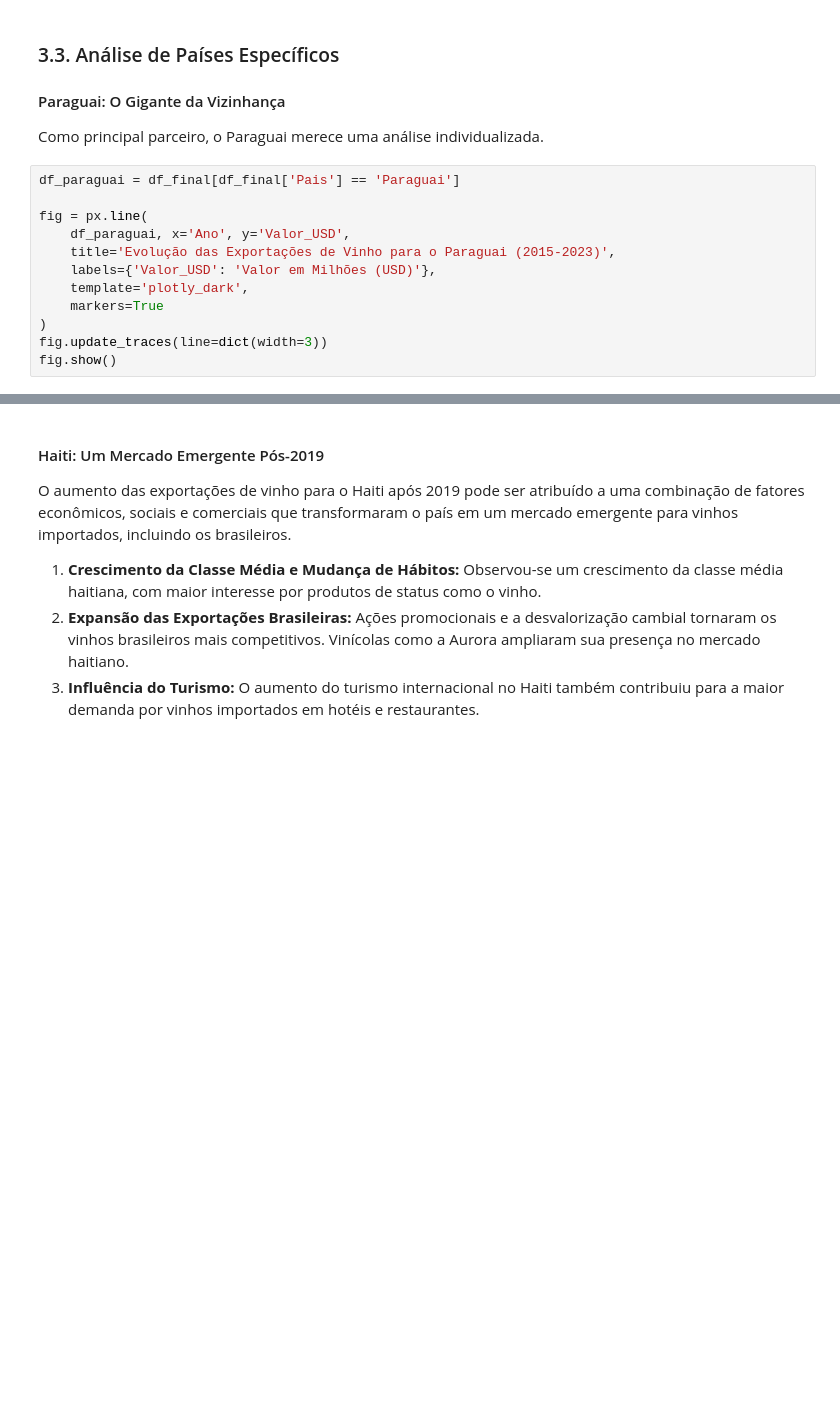
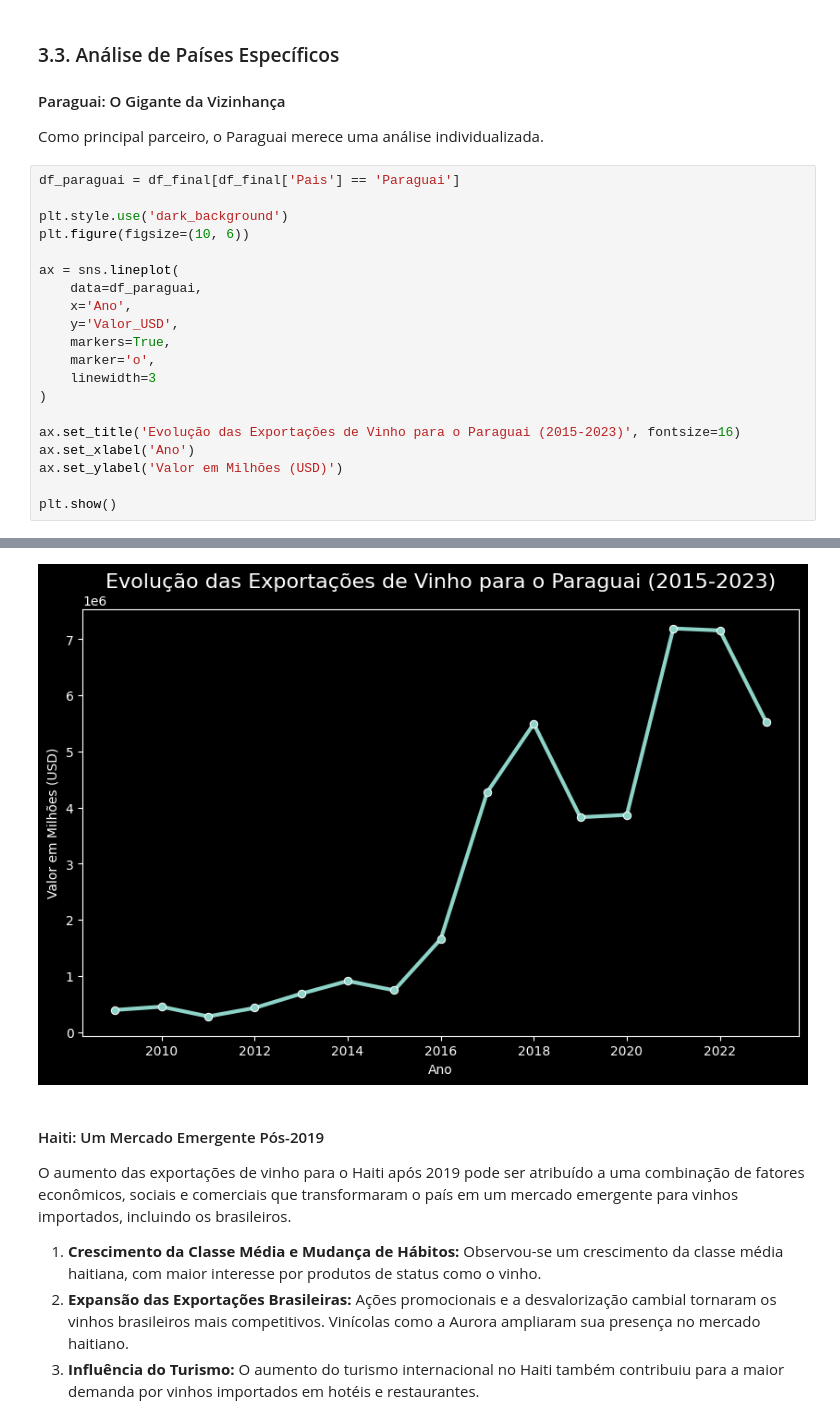
Before and after one commit to RfaelSantos/Tech-Challenge---Fase-I, a Jupyter notebook: analise_exportacao_vinho.ipynb, the cells around one changed output, grey strips where cells are left out. Saved outputs shown, nothing was run; the diff lists cells and outputs as text; blank space fills up the shorter version.

```diff
--- a/analise_exportacao_vinho.ipynb
+++ b/analise_exportacao_vinho.ipynb
@@ -143,13 +166,21 @@ Como principal parceiro, o Paraguai merece uma análise individualizada.
 # %%
 df_paraguai = df_final[df_final['Pais'] == 'Paraguai']
 
-fig = px.line(
-    df_paraguai, x='Ano', y='Valor_USD',
-    title='Evolução das Exportações de Vinho para o Paraguai (2015-2023)',
-    labels={'Valor_USD': 'Valor em Milhões (USD)'},
-    template='plotly_dark',
-    markers=True
+plt.style.use('dark_background')
+plt.figure(figsize=(10, 6))
+
+ax = sns.lineplot(
+    data=df_paraguai,
+    x='Ano',
+    y='Valor_USD',
+    markers=True,
+    marker='o',
+    linewidth=3
 )
-fig.update_traces(line=dict(width=3))
-fig.show()
+
+ax.set_title('Evolução das Exportações de Vinho para o Paraguai (2015-2023)', fontsize=16)
+ax.set_xlabel('Ano')
+ax.set_ylabel('Valor em Milhões (USD)')
+
+plt.show()
 # %% [output]
@@ -157,3 +187,4 @@ fig.show()
+[figure, added]
 # %% [markdown]
 #### Haiti: Um Mercado Emergente Pós-2019
 O aumento das exportações de vinho para o Haiti após 2019 pode ser atribuído a uma combinação de fatores econômicos, sociais e comerciais que transformaram o país em um mercado emergente para vinhos importados, incluindo os brasileiros.
```
Also changed, not shown: parts of 9 cells of this notebook.
